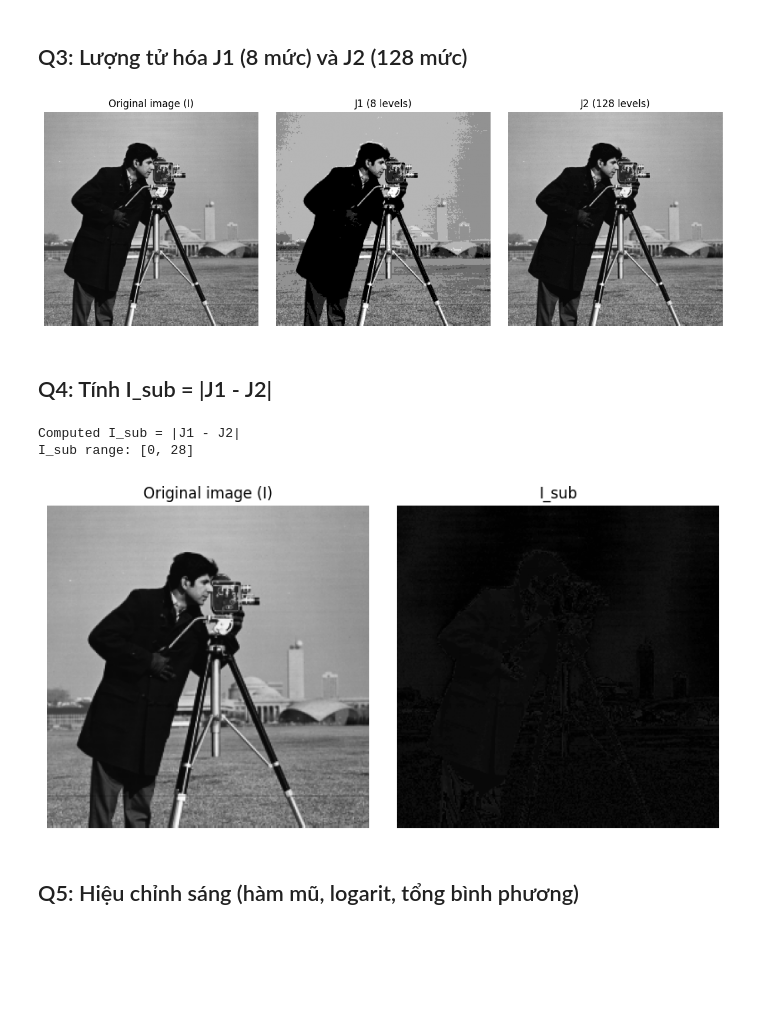
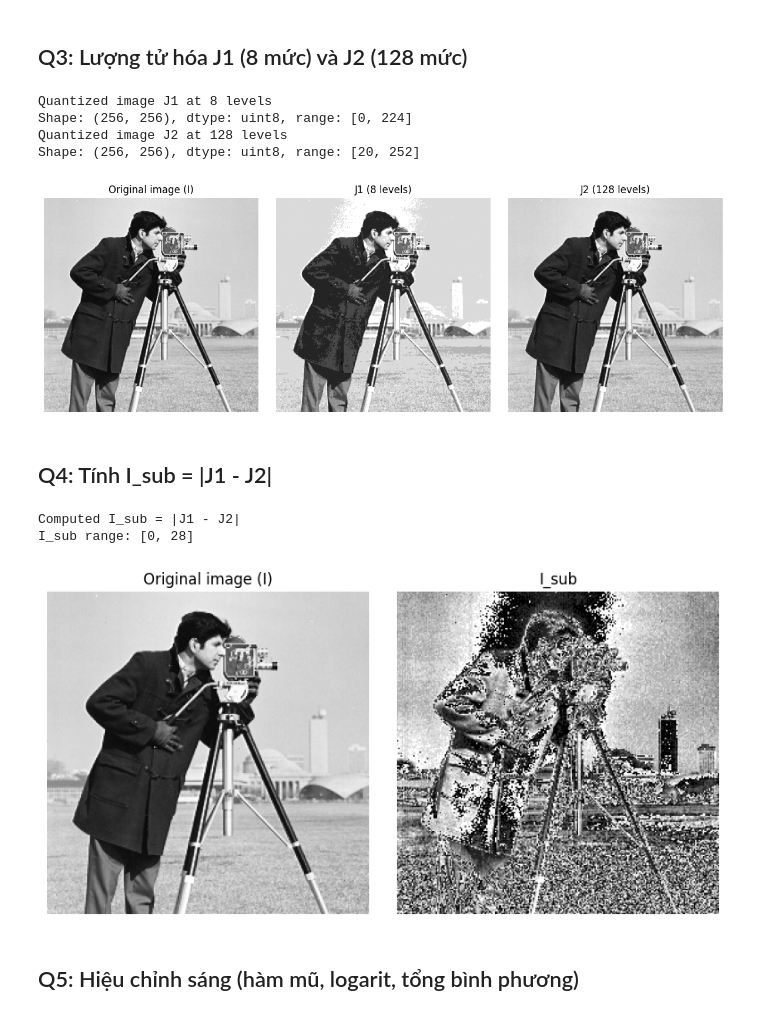
Before and after one commit to Sura3607/imageProcessing, a Jupyter notebook: lab1/lab1.ipynb, the cells around one changed output. Drawn from its saved outputs; the diff is of its cells as text; code cells hidden in the pictures; blank space fills up the shorter version.

```diff
--- a/lab1/lab1.ipynb
+++ b/lab1/lab1.ipynb
@@ -5,14 +5,14 @@ import matplotlib.pyplot as plt
 # %% [markdown]
 ## Q1: Load ảnh
 # %%
-img_path = "cameraman.tif"
+img_path = "cman.tif"
 I = cv2.imread(img_path, cv2.IMREAD_GRAYSCALE)
 if I is None:
     raise FileNotFoundError(f"Image not found at path: {img_path}")
 
 print(f"Shape: {I.shape}, dtype: {I.dtype}, range: [{I.min()}, {I.max()}]")
 
-plt.figure(figsize=(8, 4))
+plt.figure(figsize=(16, 8))
 plt.subplot(1, 2, 1)
 plt.imshow(I, cmap="gray", vmin=0, vmax=255)
 plt.title("Original image (I)")
@@ -27,21 +27,23 @@ Image shape: (256, 256), dtype: uint8, range: [7, 253]
 def quantize_levels(img, levels):
     if levels < 2:
         raise ValueError("levels must be >= 2")
-    q = np.floor(img.astype(np.float32) * levels / 256.0)
-    q = np.clip(q, 0, levels - 1)
-    return np.round(q * (255.0 / (levels - 1))).astype(np.uint8)
+    q = np.floor(img.astype(np.float32) / (256.0 / levels)) * (256.0 / levels)
+    # q = np.clip(q, 0, levels - 1)
+    # return np.round(q * (255.0 / (levels - 1))).astype(np.uint8)
+    return q.astype(np.uint8)
 
 J = quantize_levels(I, 64)
 
 print("Quantized image J at 64 levels")
+print(f"Shape: {J.shape}, dtype: {J.dtype}, range: [{J.min()}, {J.max()}]")
 plt.figure(figsize=(8, 4))
 plt.subplot(1, 2, 1)
-plt.imshow(I, cmap="gray", vmin=0, vmax=255)
+plt.imshow(I, cmap="gray",)
 plt.title("Original image (I)")
 plt.axis("off")
 
 plt.subplot(1, 2, 2)
-plt.imshow(J, cmap="gray", vmin=0, vmax=255)
+plt.imshow(J, cmap="gray")
 plt.title("J (64 levels)")
 plt.axis("off")
 plt.tight_layout()
@@ -54,27 +57,35 @@ Quantized image J at 64 levels
 # %%
 # create J1 (8 levels) and J2 (128 levels)
 J1 = quantize_levels(J, 8)
 J2 = quantize_levels(J, 128)
 
 plt.figure(figsize=(12, 4))
 plt.subplot(1, 3, 1)
-plt.imshow(I, cmap="gray", vmin=0, vmax=255)
+plt.imshow(I, cmap="gray")
 plt.title("Original image (I)")
 plt.axis("off")
 
+print("Quantized image J1 at 8 levels")
+print(f"Shape: {J1.shape}, dtype: {J1.dtype}, range: [{J1.min()}, {J1.max()}]")
 plt.subplot(1, 3, 2)
-plt.imshow(J1, cmap="gray", vmin=0, vmax=255)
+plt.imshow(J1, cmap="gray")
 plt.title("J1 (8 levels)")
 plt.axis("off")
 
+print("Quantized image J2 at 128 levels")
+print(f"Shape: {J2.shape}, dtype: {J2.dtype}, range: [{J2.min()}, {J2.max()}]")
 plt.subplot(1, 3, 3)
-plt.imshow(J2, cmap="gray", vmin=0, vmax=255)
+plt.imshow(J2, cmap="gray")
 plt.title("J2 (128 levels)")
 plt.axis("off")
 plt.tight_layout()
 plt.show()
 # %% [output]
+Quantized image J1 at 8 levels
+Shape: (256, 256), dtype: uint8, range: [0, 224]
+Quantized image J2 at 128 levels
+Shape: (256, 256), dtype: uint8, range: [20, 252]
-[figure, old version]
+[figure, new version]
 # %% [markdown]
 ## Q4: Tính I_sub = |J1 - J2|
 # %%
@@ -86,12 +97,12 @@ print(f"I_sub range: [{I_sub.min()}, {I_sub.max()}]")
 
 plt.figure(figsize=(8, 4))
 plt.subplot(1, 2, 1)
-plt.imshow(I, cmap="gray", vmin=0, vmax=255)
+plt.imshow(I, cmap="gray")
 plt.title("Original image (I)")
 plt.axis("off")
 
 plt.subplot(1, 2, 2)
-plt.imshow(I_sub, cmap="gray", vmin=0, vmax=255)
+plt.imshow(I_sub, cmap="gray")
 plt.title("I_sub")
 plt.axis("off")
 plt.tight_layout()
@@ -99,7 +110,7 @@ plt.show()
 # %% [output]
 Computed I_sub = |J1 - J2|
 I_sub range: [0, 28]
-[figure, old version]
+[figure, new version]
 # %% [markdown]
 ## Q5: Hiệu chỉnh sáng (hàm mũ, logarit, tổng bình phương)
 # %%
```
Also changed, not shown: parts of 5 cells of this notebook, 4 other files.
